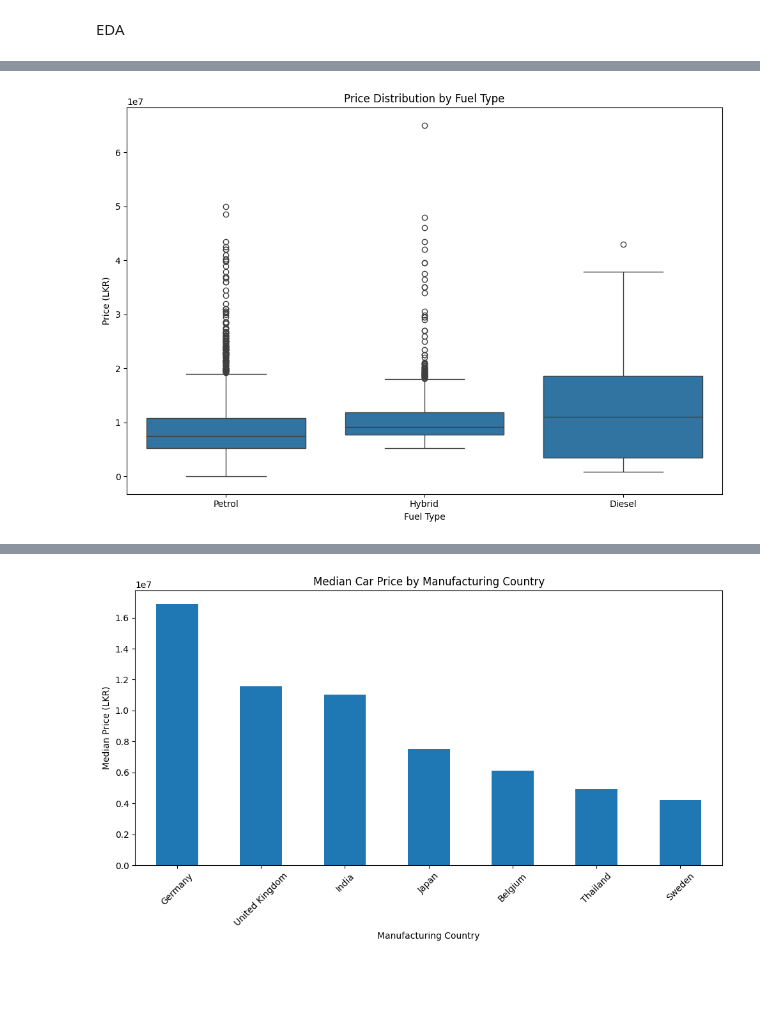
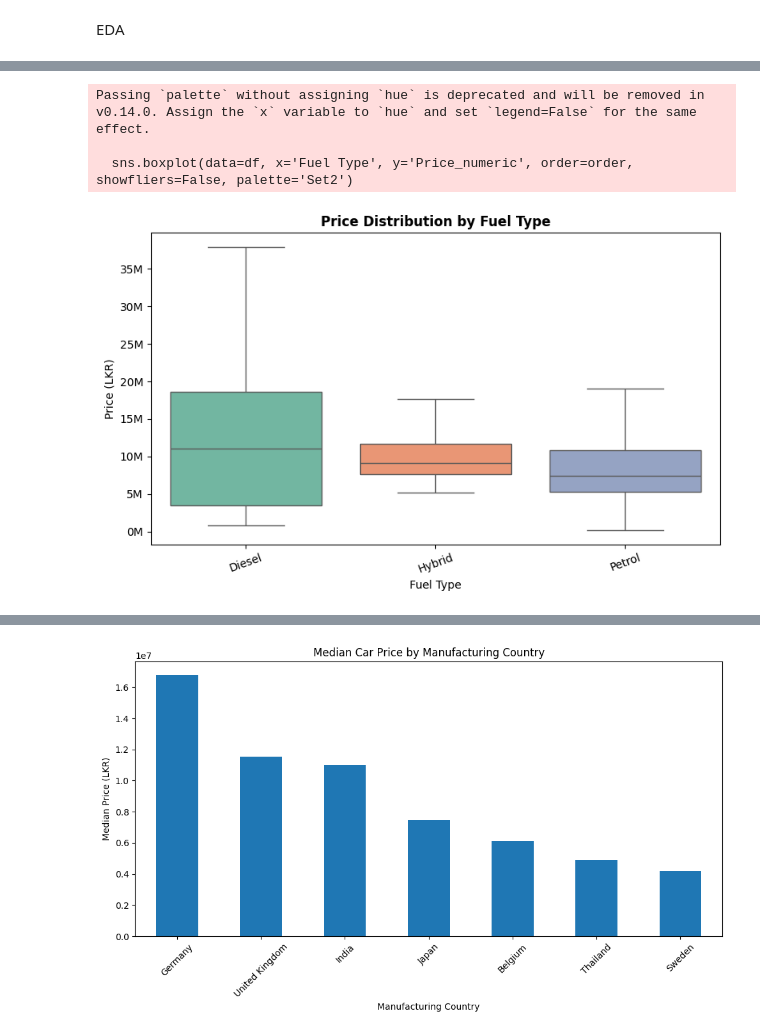
Before and after one commit to savindu777/Sri-Lanka-Car-Market-Anlaysis-2026, a Jupyter notebook: Main.ipynb, the cells around one changed output, grey strips where cells are left out. Cells and saved outputs as stored; diff of their text form; code cells hidden in the pictures; blank space fills up the shorter version.

```diff
--- a/Main.ipynb
+++ b/Main.ipynb
@@ -145,0 +76,21 @@ np.int64(0)
+# %%
+df = df.drop_duplicates()
+df = df.dropna(subset=["Price_numeric", "Mileage_numeric", "Number of Cylinders", "Engine (cc)", "YOM"])
+df = df[(df["Engine (cc)"] > 0) & (df["Engine (cc)"] < 10_000)]
+df = df[df["Condition"] != "Antique"]
+
+n_before = len(df)
+df = df[df["Price_numeric"] >= 50000]
+print(f"Dropped {n_before - len(df)} row(s) with implausible Price_numeric < Rs.{50000:,} "
+      f"(these are almost certainly data-entry/scraping errors, e.g. Price_numeric=3,450)")
+
+# keep models with >=2 records, and (model, condition) groups with >=3 records,
+# so a stratified split is possible
+model_counts = df["Model_cleaned"].value_counts()
+df = df[df["Model_cleaned"].isin(model_counts[model_counts >= 2].index)]
+
+df["strat_col"] = list(zip(df["Model_cleaned"], df["Condition"]))
+strat_counts = df["strat_col"].value_counts()
+df = df[df["strat_col"].isin(strat_counts[strat_counts >= 3].index)]
+
+print(f"Rows after cleaning: {len(df)}")
@@ -145,0 +102,3 @@ np.int64(0)
+# %%
+CURRENT_YEAR = 2026
+df["Car_Age"] = CURRENT_YEAR - df["YOM"]
@@ -318,19 +254,17 @@ plt.show()
 # %%
-plt.figure(figsize=(10, 7))
-
-sns.boxplot(
-    data=df,
-    x='Fuel Type',
-    y='Price_numeric'
-)
-
-plt.title('Price Distribution by Fuel Type')
-plt.xlabel('Fuel Type')
-plt.ylabel('Price (LKR)')
-plt.tight_layout()
-plt.show()
+plt.figure(figsize=(8,5))
+order = df.groupby('Fuel Type')['Price_numeric'].median().sort_values(ascending=False).index
+sns.boxplot(data=df, x='Fuel Type', y='Price_numeric', order=order, showfliers=False, palette='Set2')
+plt.title("Price Distribution by Fuel Type", fontweight="bold")
+plt.xlabel("Fuel Type"); plt.ylabel("Price (LKR)")
+plt.xticks(rotation=20)
+plt.gca().yaxis.set_major_formatter(plt.FuncFormatter(lambda x, p: f'{x/1e6:.0f}M'))
+plt.tight_layout(); plt.savefig('fig/price_by_fueltype.png', dpi=150); plt.show()
 # %% [output]
+Passing `palette` without assigning `hue` is deprecated and will be removed in v0.14.0. Assign the `x` variable to `hue` and set `legend=False` for the same effect.
+
+  sns.boxplot(data=df, x='Fuel Type', y='Price_numeric', order=order, showfliers=False, palette='Set2')
-[figure, old version]
+[figure, new version]
 # %%
 condition_price = (
     df.groupby('Condition')['Price_numeric']
```
Also changed, not shown: parts of 100 cells of this notebook, 32 other files.
